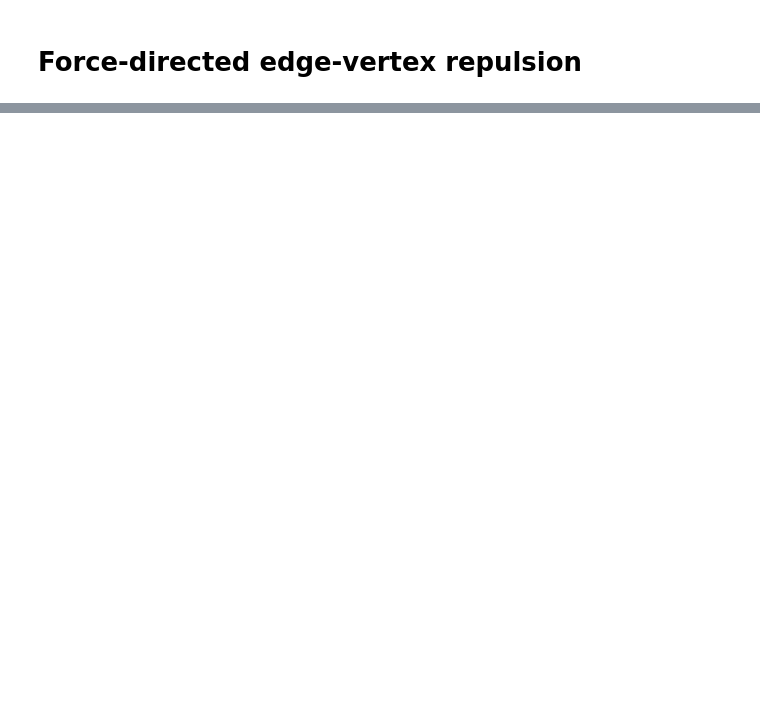
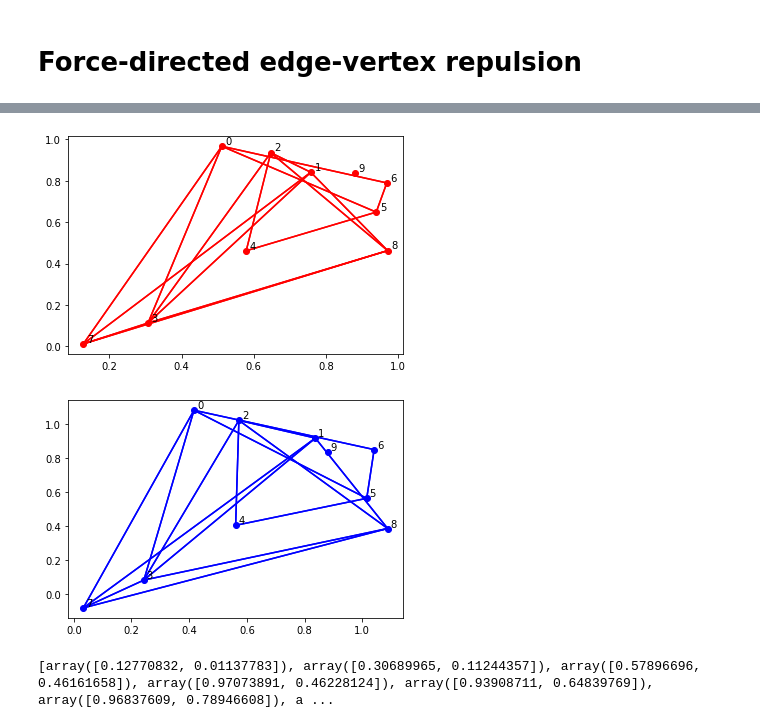
Before and after one commit to chclam/PrettyGD, a Jupyter notebook: graph_drawing_playground.ipynb, the cells around one changed output, grey strips where cells are left out. Drawn from its saved outputs; the diff is of its cells as text; code cells hidden in the pictures; blank space fills up the shorter version.

Commit message:
frankenstein

```diff
--- a/graph_drawing_playground.ipynb
+++ b/graph_drawing_playground.ipynb
@@ -256,0 +263,19 @@ draw(W, adj_V, 'r')
+# %%
+import algos.frankenstein as fs
+import algos
+from importlib import reload
+
+reload(fs)
+reload(algos)
+draw(V, adj_V, color='r')
+W = fs.frank(V, adj_V, N=5, C0=1, C6=0.005)
+draw(W, adj_V)
+# %% [output]
+[figure, added]
+[figure, added]
+# %%
+y_srt = sorted(V, key=(lambda v: v[1]))
+
+sts =
+# %% [output]
+[array([0.12770832, 0.01137783]), array([0.30689965, 0.11244357]), array([0.57896696, 0.46161658]), array([0.97073891, 0.46228124]), array([0.93908711, 0.64839769]), array([0.96837609, 0.78946608]), a ...
```
Also changed, not shown: parts of 6 cells of this notebook, 2 other files.
